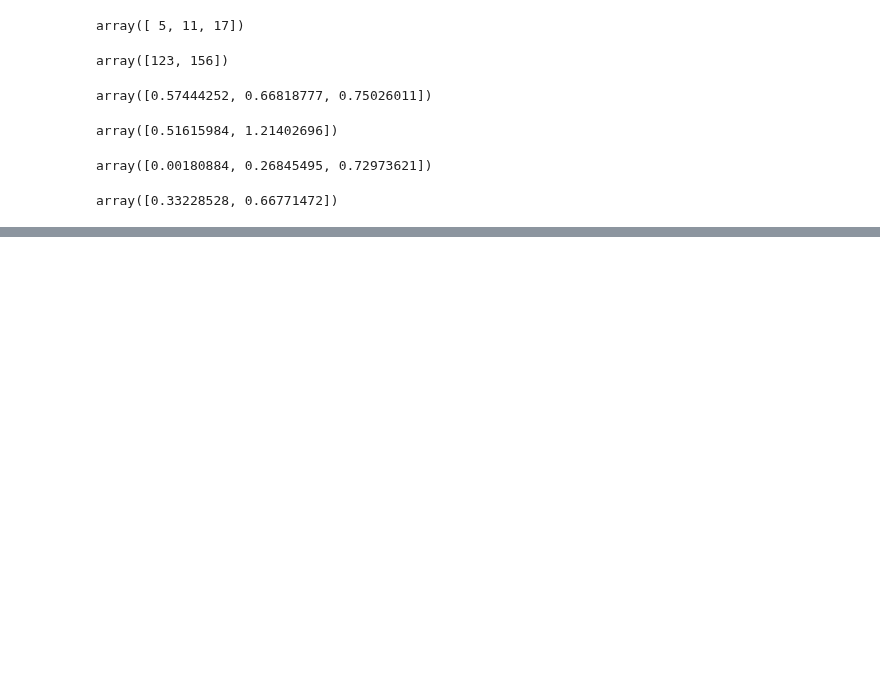
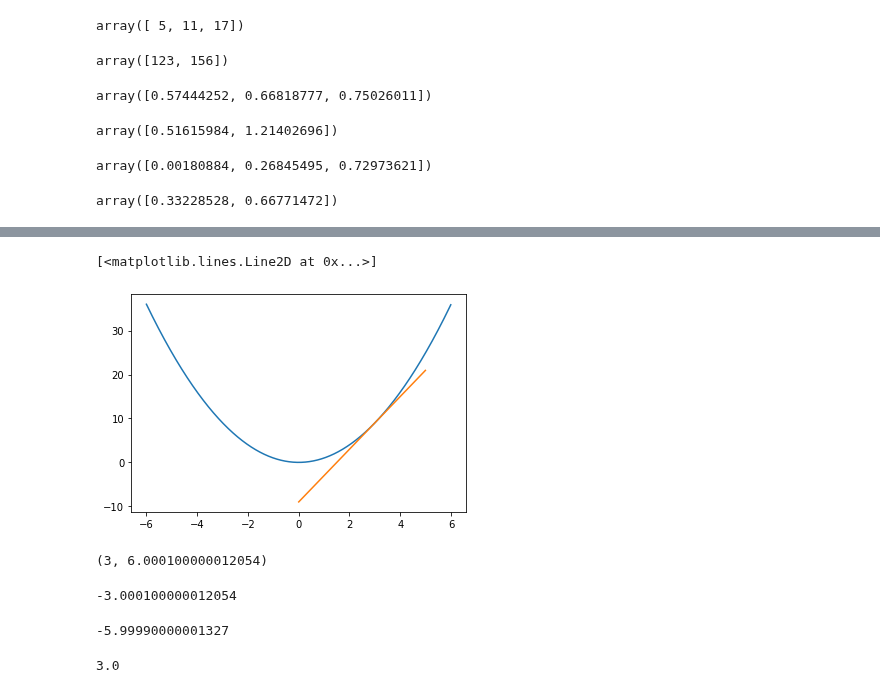
Before and after one commit to ywchiu/tibamedl, a Jupyter notebook: Demo20210320.ipynb, the cells around one changed output, grey strips where cells are left out. Cells and saved outputs as stored; diff of their text form; code cells hidden in the pictures; blank space fills up the shorter version.

```diff
--- a/Demo20210320.ipynb
+++ b/Demo20210320.ipynb
@@ -775,0 +860,37 @@ array([0.33228528, 0.66771472])
+# %%
+# 切線函數
+def tfunc(f, x, t):
+  d = dfunc(f, x)
+  y = f(x) - d*x
+  return d*t + y
+# %%
+# 繪製x ^ 2
+x = np.arange(-6, 6, 0.01)
+y = func(x)
+plt.plot(x, y)
+
+# 繪製x = 3 時的切線
+x2 = np.arange(0, 5, 0.01)
+y2 = tfunc(func, 3, x2)
+plt.plot(x2, y2)
+# %% [output]
+[<matplotlib.lines.Line2D at 0x...>]
+[figure, added]
+# %%
+x = 3
+y = dfunc(func, 3)
+x,y
+# %% [output]
+(3, 6.000100000012054)
+# %%
+3 - dfunc(func, 3)
+# %% [output]
+-3.000100000012054
+# %%
+dfunc(func, -3)
+# %% [output]
+-5.99990000001327
+# %%
+-3.0 - -6
+# %% [output]
+3.0
```
Also changed, not shown: parts of 44 cells of this notebook.
